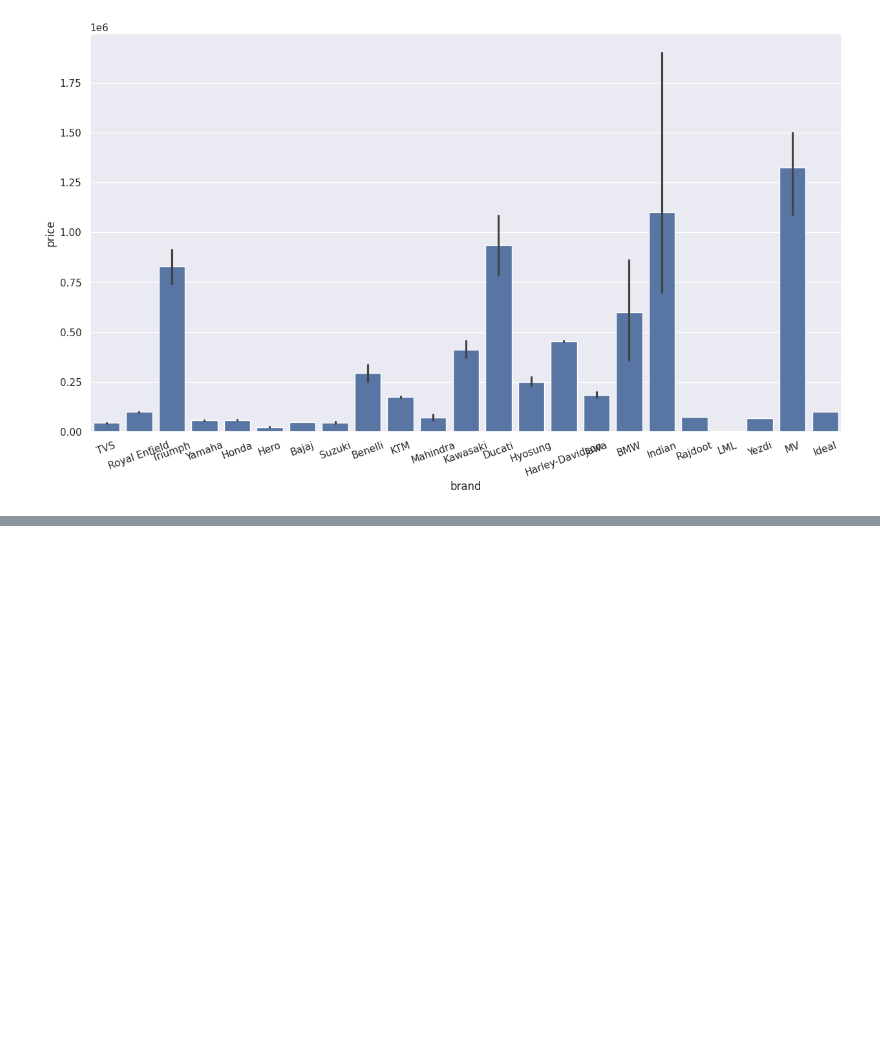
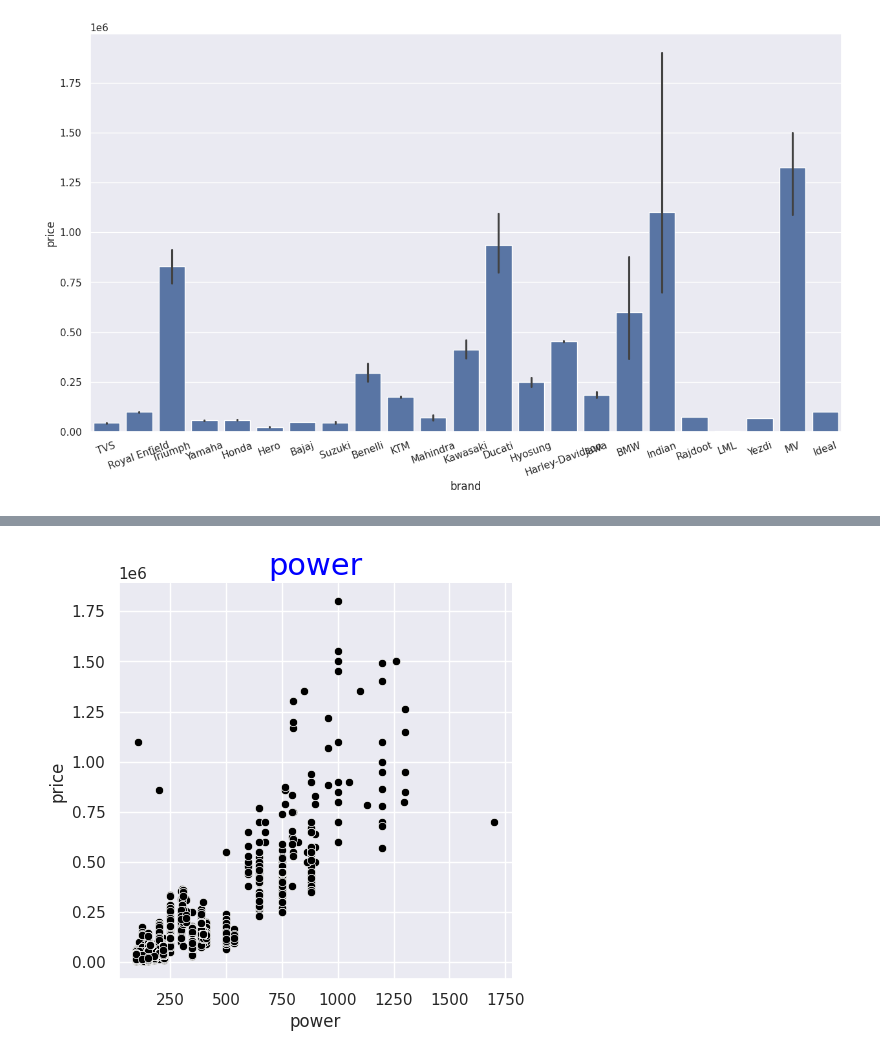
Before and after one commit to student-dheerajyadav/DataScience__45days, a Jupyter notebook: proj1.ipynb, the cells around one changed output, grey strips where cells are left out. Saved outputs shown, nothing was run; the diff lists cells and outputs as text; code cells hidden in the pictures; blank space fills up the shorter version.

```diff
--- a/proj1.ipynb
+++ b/proj1.ipynb
@@ -168,0 +363,9 @@ plt.show()
+# %%
+
+
+# positive relation
+sns.relplot(x='power',y='price',data=df2,color='black')            #,hue='age',
+plt.title('power',fontdict={'fontsize':22,'color':'blue'})
+plt.show()
+# %% [output]
+[figure, added]
```
Also changed, not shown: parts of 41 cells of this notebook.
